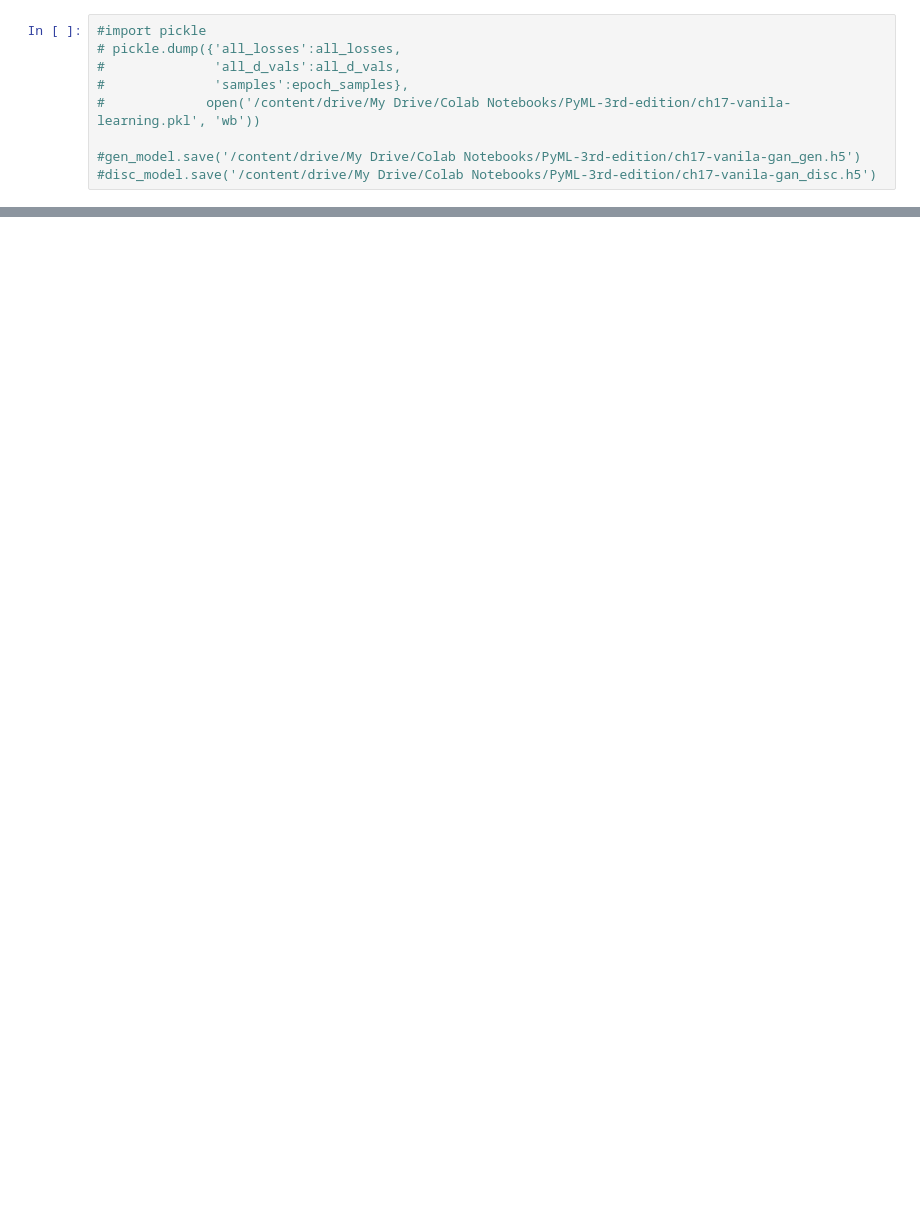
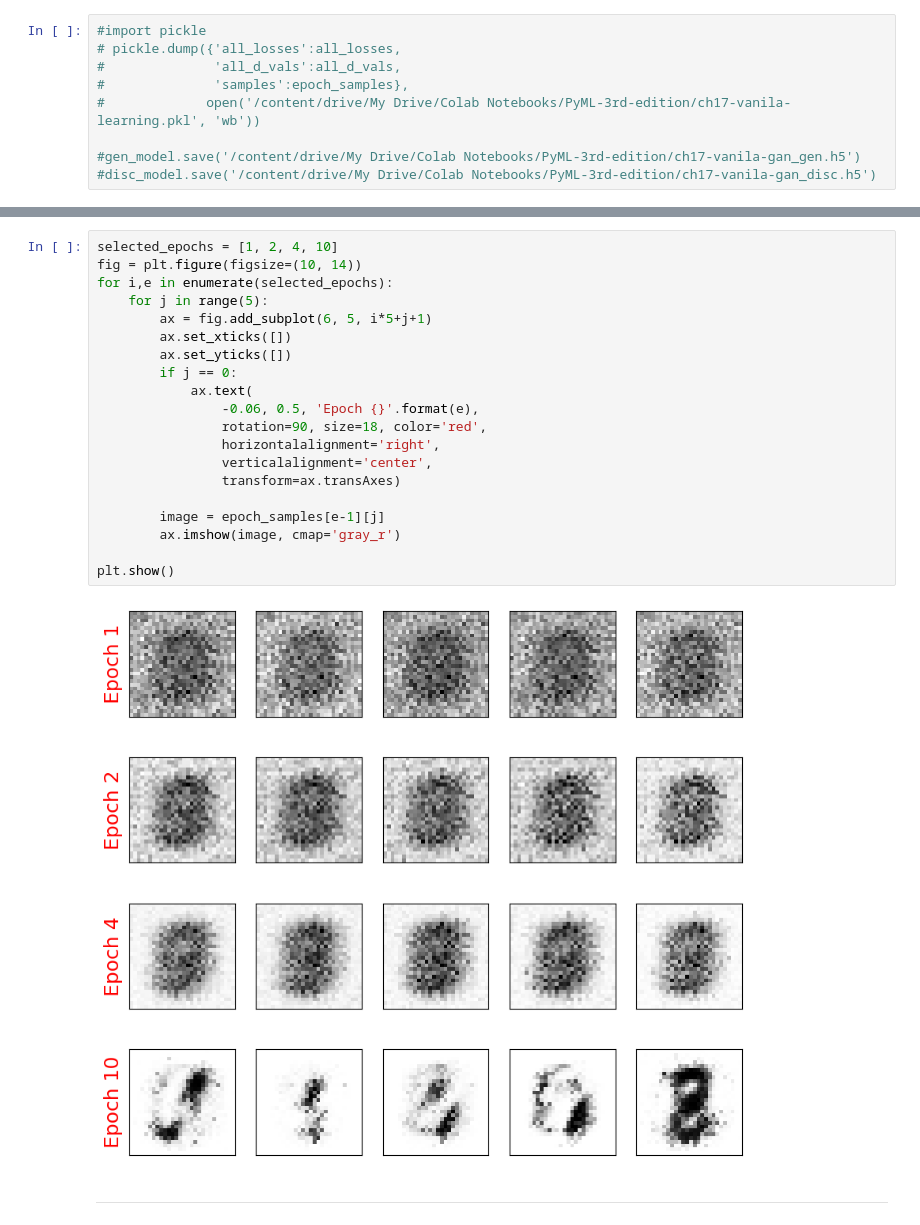
Before and after one commit to Sann-Htet/Machine-Learning-and-Deep-Learning-with-Python-scikit-learn-and-TensorFlow, a Jupyter notebook: Chapter 17/ch17-Generative_Adversarial_Networks_for_Synthesizing_New_Data.ipynb, the cells around one changed output, grey strips where cells are left out. Drawn from its saved outputs; the diff is of its cells as text; blank space fills up the shorter version.

```diff
--- a/Chapter 17/ch17-Generative_Adversarial_Networks_for_Synthesizing_New_Data.ipynb
+++ b/Chapter 17/ch17-Generative_Adversarial_Networks_for_Synthesizing_New_Data.ipynb
@@ -316,0 +379,24 @@ Epoch 003 | ET 4.55 min | Avg Losses >> G/D 2.8979/0.7786 [D-Real: 0.3559 D-Fake
+# %%
+selected_epochs = [1, 2, 4, 10]
+fig = plt.figure(figsize=(10, 14))
+for i,e in enumerate(selected_epochs):
+    for j in range(5):
+        ax = fig.add_subplot(6, 5, i*5+j+1)
+        ax.set_xticks([])
+        ax.set_yticks([])
+        if j == 0:
+            ax.text(
+                -0.06, 0.5, 'Epoch {}'.format(e),
+                rotation=90, size=18, color='red',
+                horizontalalignment='right',
+                verticalalignment='center',
+                transform=ax.transAxes)
+
+        image = epoch_samples[e-1][j]
+        ax.imshow(image, cmap='gray_r')
+
+plt.show()
+# %% [output]
+[figure, added]
+# %% [markdown]
+---
```
Also changed, not shown: parts of 7 cells of this notebook.
